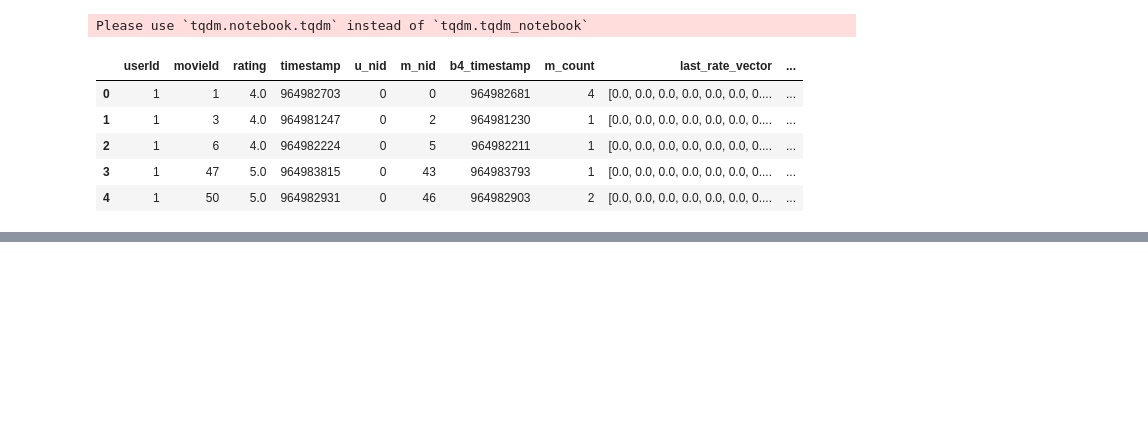
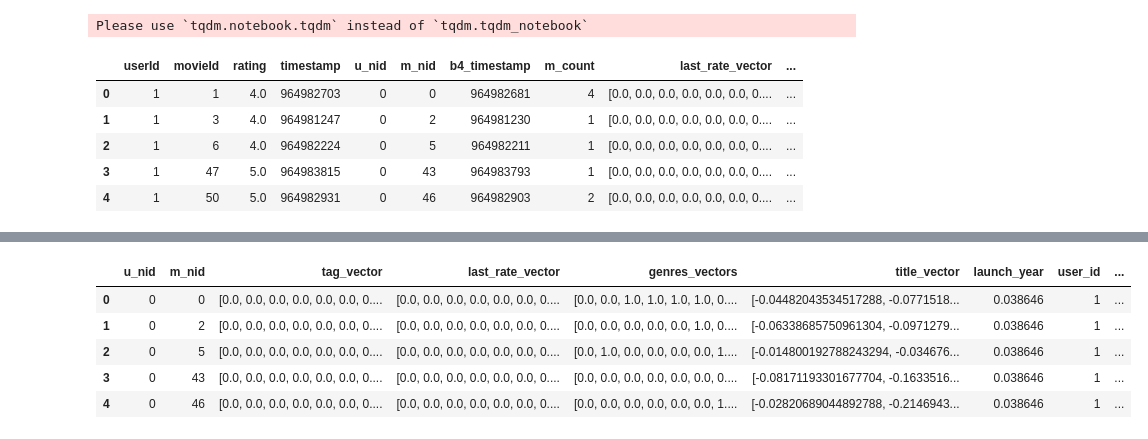
Before and after one commit to JerryKwon/research-reviews, a Jupyter notebook: Recommendation System/Factorization_Machine.ipynb, the cells around one changed output, grey strips where cells are left out. Cells and saved outputs as stored; diff of their text form; code cells hidden in the pictures; blank space fills up the shorter version.

```diff
--- a/Recommendation System/Factorization_Machine.ipynb
+++ b/Recommendation System/Factorization_Machine.ipynb
@@ -596,3 +965,0 @@ Please use `tqdm.notebook.tqdm` instead of `tqdm.tqdm_notebook`
-# %%
-X_data.loc[:,"u_nid"] = pd.Series(u_nid_vectors)
-X_data.loc[:,"m_nid"] = pd.Series(m_nid_vectors)
@@ -612,0 +993,12 @@ np.save(y_data_path,y_data.values)
+# %%
+X_data.loc[:, "user_id"] = X_data.u_nid.apply(lambda x: dict_nid_2_uid[x])
+X_data.loc[:, "movie_id"] = X_data.m_nid.apply(lambda x: dict_nid_2_mid[x])
+# %%
+X_data.head()
+# %% [output]
+|  | u_nid | m_nid | tag_vector | last_rate_vector | genres_vectors | title_vector | launch_year | user_id | ... |
+| 0 | 0 | 0 | [0.0, 0.0, 0.0, 0.0, 0.0, 0.0, 0.... | [0.0, 0.0, 0.0, 0.0, 0.0, 0.0, 0.... | [0.0, 0.0, 1.0, 1.0, 1.0, 1.0, 0.... | [-0.04482043534517288, -0.0771518... | 0.038646 | 1 | ... |
+| 1 | 0 | 2 | [0.0, 0.0, 0.0, 0.0, 0.0, 0.0, 0.... | [0.0, 0.0, 0.0, 0.0, 0.0, 0.0, 0.... | [0.0, 0.0, 0.0, 0.0, 0.0, 1.0, 0.... | [-0.06338685750961304, -0.0971279... | 0.038646 | 1 | ... |
+| 2 | 0 | 5 | [0.0, 0.0, 0.0, 0.0, 0.0, 0.0, 0.... | [0.0, 0.0, 0.0, 0.0, 0.0, 0.0, 0.... | [0.0, 1.0, 0.0, 0.0, 0.0, 0.0, 1.... | [-0.014800192788243294, -0.034676... | 0.038646 | 1 | ... |
+| 3 | 0 | 43 | [0.0, 0.0, 0.0, 0.0, 0.0, 0.0, 0.... | [0.0, 0.0, 0.0, 0.0, 0.0, 0.0, 0.... | [0.0, 0.0, 0.0, 0.0, 0.0, 0.0, 0.... | [-0.08171193301677704, -0.1633516... | 0.038646 | 1 | ... |
+| 4 | 0 | 46 | [0.0, 0.0, 0.0, 0.0, 0.0, 0.0, 0.... | [0.0, 0.0, 0.0, 0.0, 0.0, 0.0, 0.... | [0.0, 0.0, 0.0, 0.0, 0.0, 0.0, 1.... | [-0.02820689044892788, -0.2146943... | 0.038646 | 1 | ... |
```
Also changed, not shown: parts of 64 cells of this notebook.
